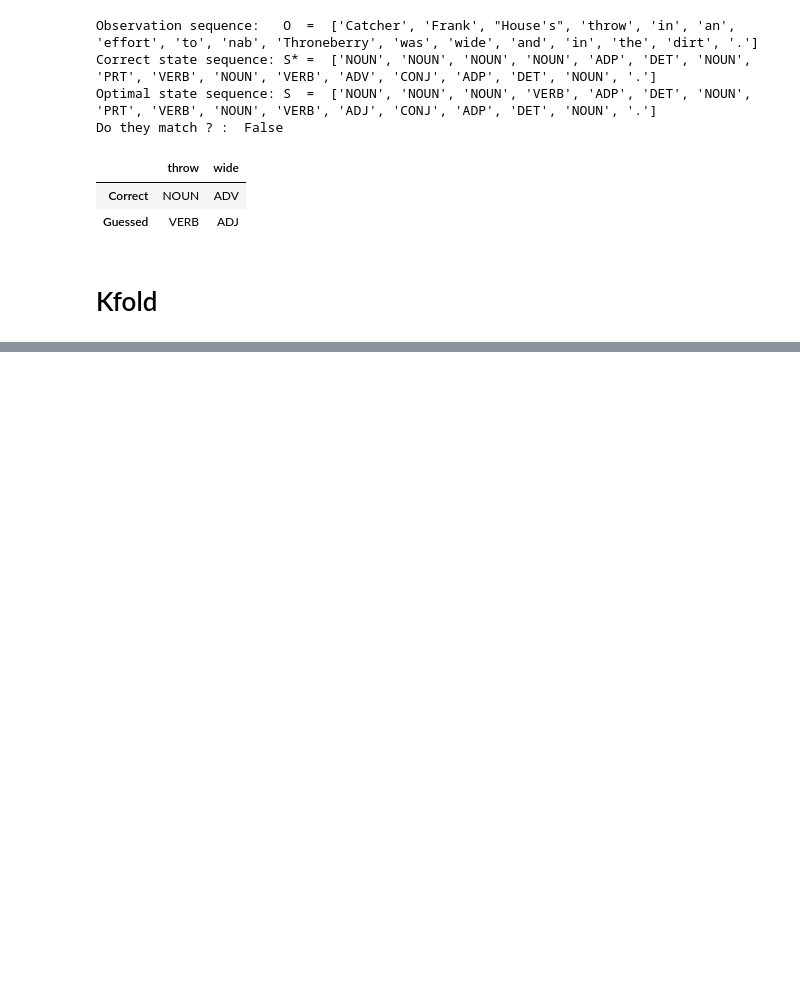
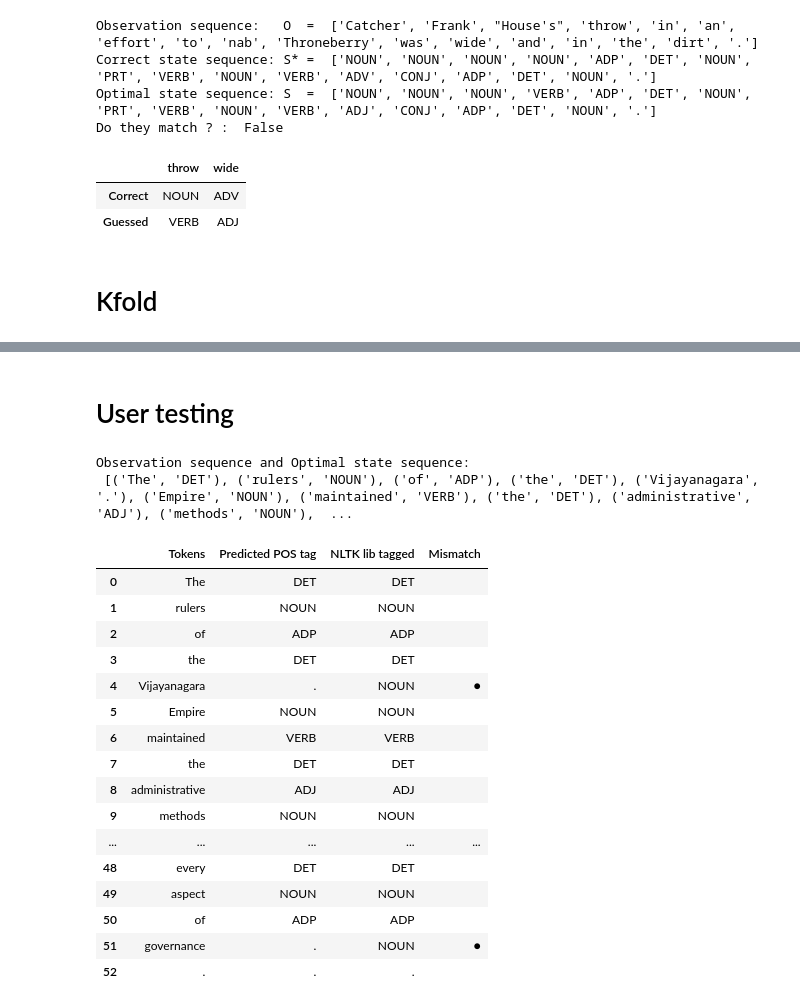
Before and after one commit to Gurupoorna/NLP-tasks, a Jupyter notebook: POS tagging-scratch.ipynb, the cells around one changed output, grey strips where cells are left out. Drawn from its saved outputs; the diff is of its cells as text; code cells hidden in the pictures; blank space fills up the shorter version.

```diff
--- a/POS tagging-scratch.ipynb
+++ b/POS tagging-scratch.ipynb
@@ -178,0 +199,42 @@ plt.show()
+# %% [markdown]
+# User testing
+# %%
+from nltk.tokenize import word_tokenize
+s = input("Enter sentence to test : \n")
+test_sent = word_tokenize(s)
+O = [words.index(tok) if tok in words else len(words) for tok in test_sent]
+
+optim_state_seq, log_prob_trellis, backtrack_matrix = viterbi_log(O,A,Pi,B)
+
+optim_state_seq = [pos_tags[t] for t in optim_state_seq]
+
+s_t = list(zip(test_sent,optim_state_seq))
+print('Observation sequence and Optimal state sequence:\n', s_t)
+
+from nltk.tag import pos_tag
+rec_t = pos_tag(test_sent, tagset='universal')
+rec_t = [p[1] for p in rec_t]
+vi = pd.DataFrame(zip(test_sent, optim_state_seq, rec_t, ['']*len(rec_t)), columns=['Tokens','Predicted POS tag','NLTK lib tagged','Mismatch'])
+vi['Mismatch'] = np.where(vi['Predicted POS tag']!=vi['NLTK lib tagged'], '●', '')
+with pd.option_context('display.max_rows', None, 'display.max_columns', None):
+    display(vi)
+# %% [output]
+Observation sequence and Optimal state sequence:
+ [('The', 'DET'), ('rulers', 'NOUN'), ('of', 'ADP'), ('the', 'DET'), ('Vijayanagara', '.'), ('Empire', 'NOUN'), ('maintained', 'VERB'), ('the', 'DET'), ('administrative', 'ADJ'), ('methods', 'NOUN'),  ...
+|  | Tokens | Predicted POS tag | NLTK lib tagged | Mismatch |
+| 0 | The | DET | DET |  |
+| 1 | rulers | NOUN | NOUN |  |
+| 2 | of | ADP | ADP |  |
+| 3 | the | DET | DET |  |
+| 4 | Vijayanagara | . | NOUN | ● |
+| 5 | Empire | NOUN | NOUN |  |
+| 6 | maintained | VERB | VERB |  |
+| 7 | the | DET | DET |  |
+| 8 | administrative | ADJ | ADJ |  |
+| 9 | methods | NOUN | NOUN |  |
+| ... | ... | ... | ... | ... |
+| 48 | every | DET | DET |  |
+| 49 | aspect | NOUN | NOUN |  |
+| 50 | of | ADP | ADP |  |
+| 51 | governance | . | NOUN | ● |
+| 52 | . | . | . |  |
```
Also changed, not shown: parts of 5 cells of this notebook, 1 other file.
